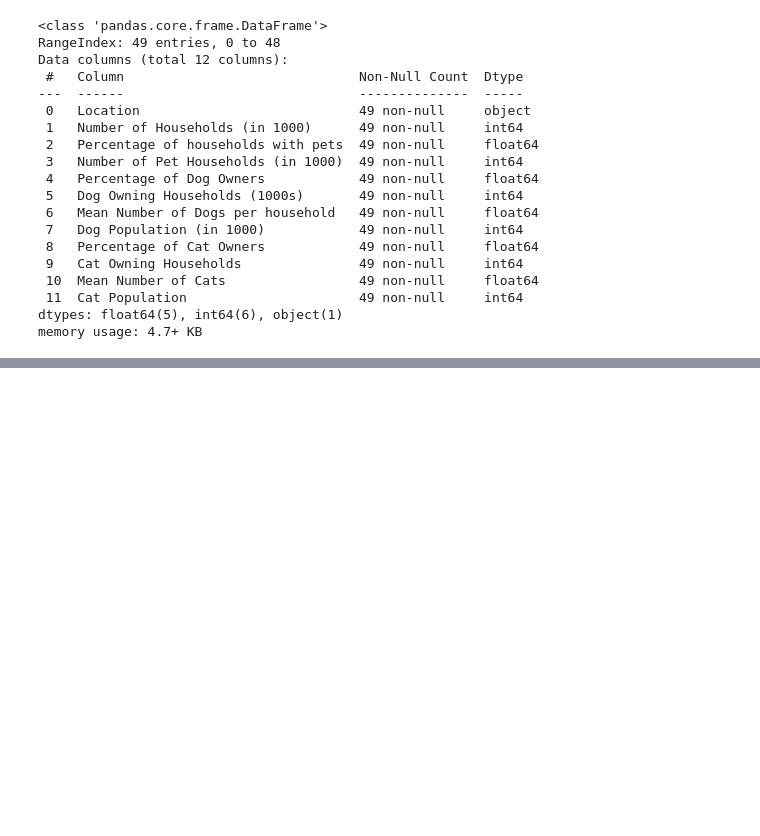
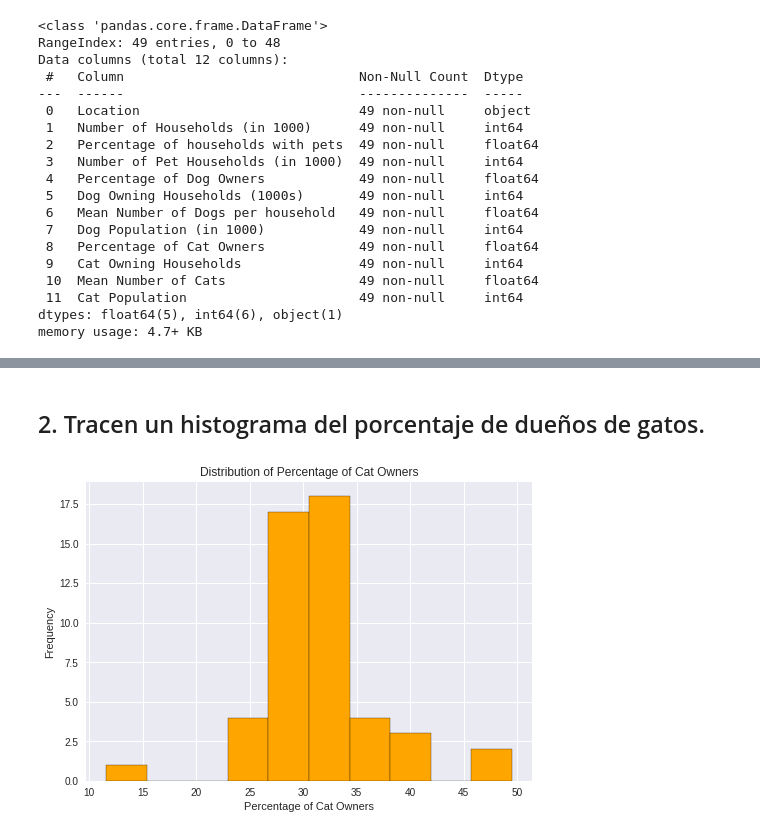
Before and after one commit to samantha-isaac/FirstCodes_DataScience, a Jupyter notebook: ejerciciHistogramasBoxplot.ipynb, the cells around one changed output, grey strips where cells are left out. Cells and saved outputs as stored; diff of their text form; code cells hidden in the pictures; blank space fills up the shorter version.

```diff
--- a/ejerciciHistogramasBoxplot.ipynb
+++ b/ejerciciHistogramasBoxplot.ipynb
@@ -51,0 +52,11 @@ plt.ylabel("Frequency");
+# %% [markdown]
+## 2. Tracen un histograma del porcentaje de dueños de gatos.
+# %%
+plt.style.use("seaborn-v0_8")
+df['Percentage of Cat Owners'].hist(color='#FFA500', edgecolor='black');
+
+plt.title("Distribution of Percentage of Cat Owners");
+plt.xlabel('Percentage of Cat Owners');
+plt.ylabel("Frequency");
+# %% [output]
+[figure, added]
```
Also changed, not shown: parts of 9 cells of this notebook.
